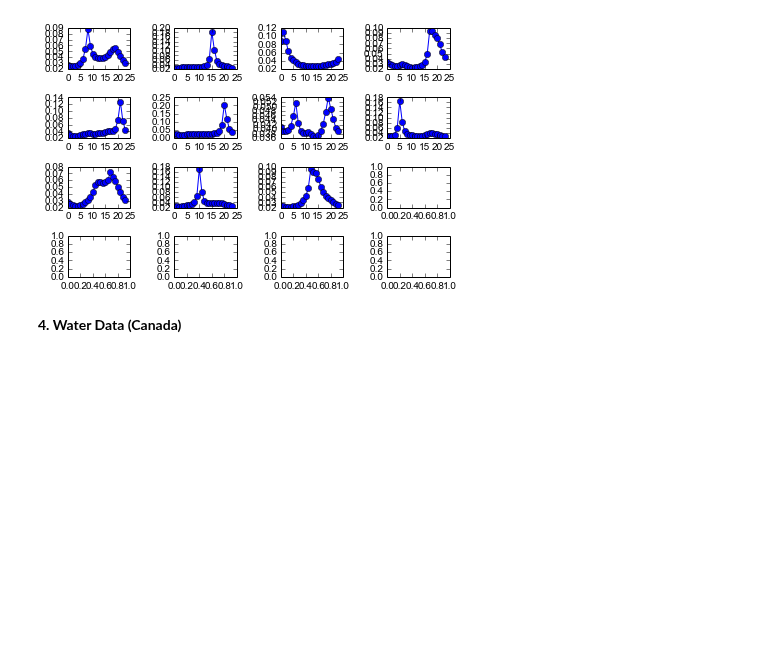
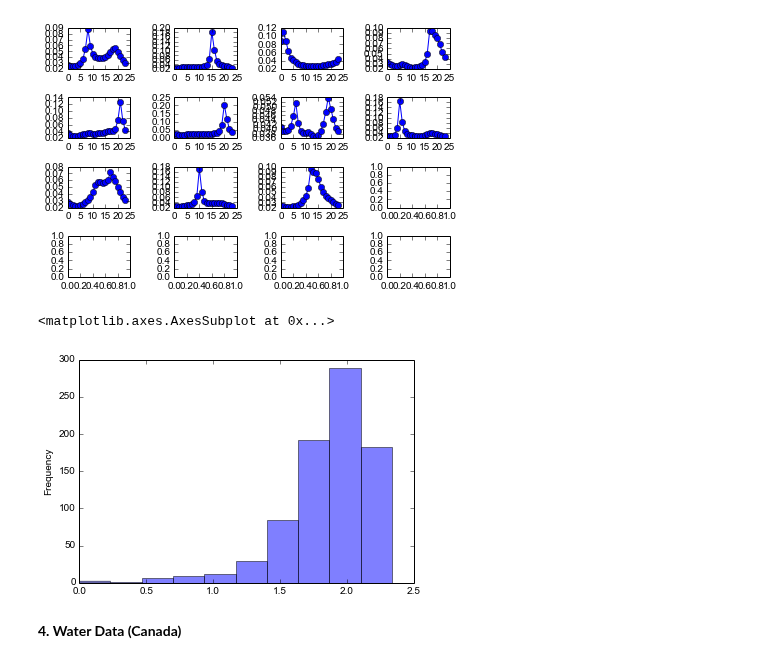
Before and after one commit to xiufengliu/SmartMeterDataAnalytics, a Jupyter notebook: experiments/clustering/Figures.ipynb, the cells around one changed output. Drawn from its saved outputs; the diff is of its cells as text; code cells hidden in the pictures; blank space fills up the shorter version.

```diff
--- a/experiments/clustering/Figures.ipynb
+++ b/experiments/clustering/Figures.ipynb
@@ -157,6 +182,17 @@ plt.tight_layout()
 plt.show()
 # %% [output]
 [figure]
+# %%
+entropy_table = pd.read_csv('dataport_entropy.csv',sep='|', names=['meterid','entropy'])
+
+plt.figure();
+#entropy_table.entropy.plot.kde()
+entropy_table.entropy.plot.hist(alpha=0.5)
+#plt.ylabel('Number of customers')
+#plt.xlabel('Entropy')
+# %% [output]
+<matplotlib.axes.AxesSubplot at 0x...>
+[figure, added]
 # %% [markdown]
 **4. Water Data (Canada)**
 # %%
```
Also changed, not shown: parts of 5 cells of this notebook, 27 other files.
